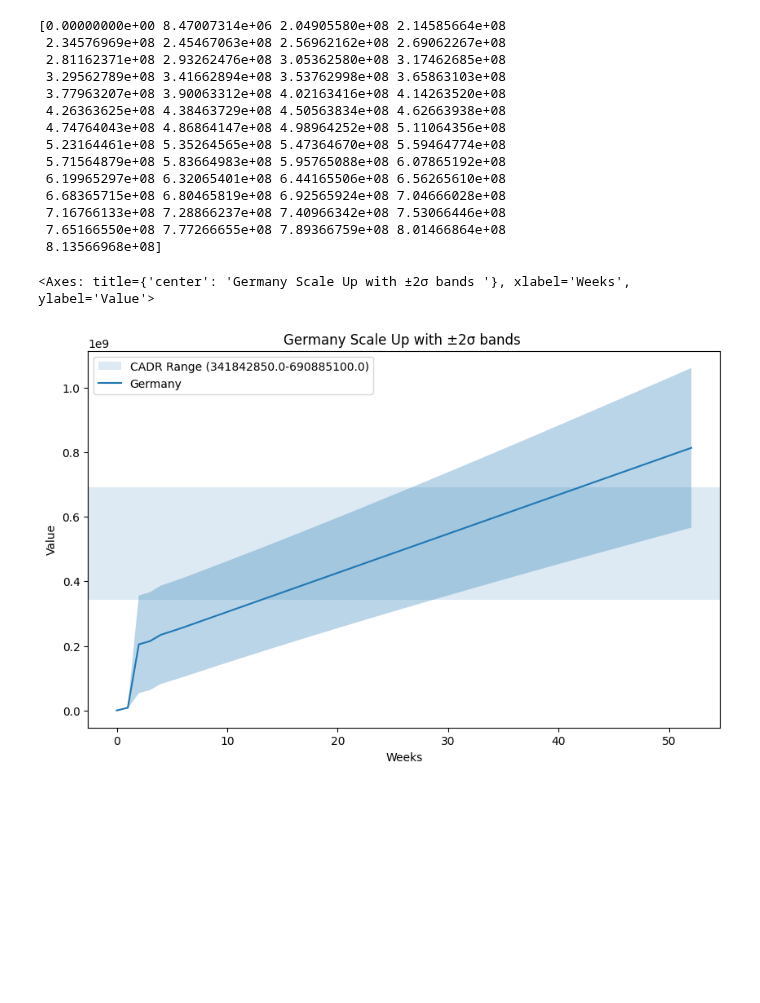
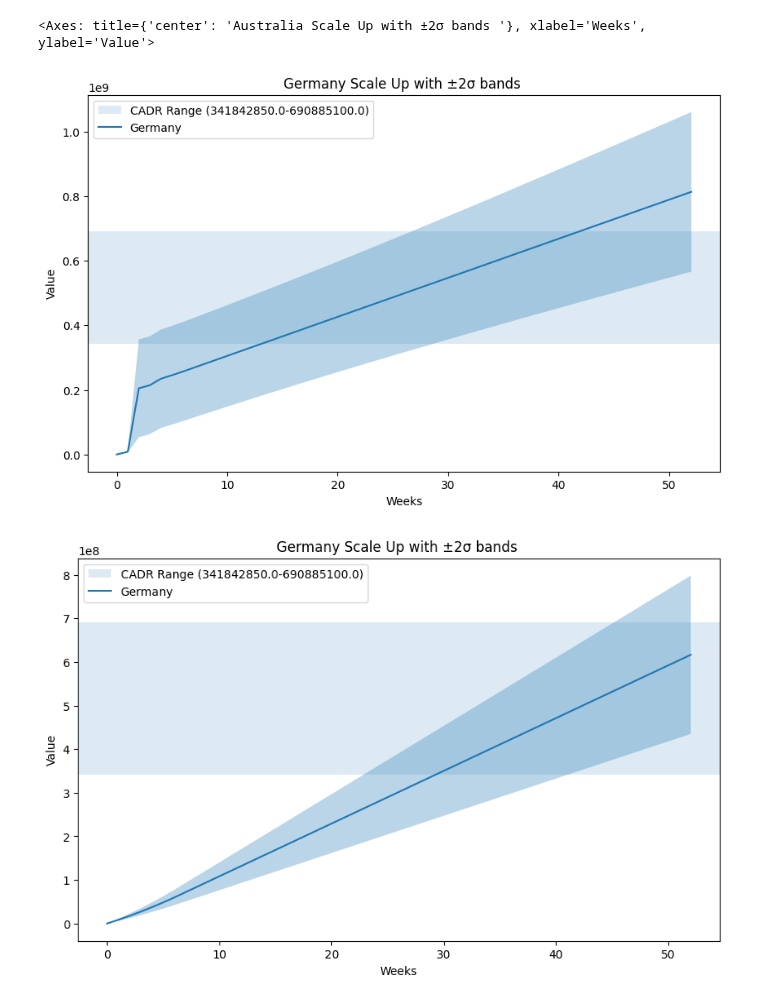
Before and after one commit to SPROOK/InRoomAirFilterScaleUp, a Jupyter notebook: scripts/Scale_Up_Visualiser.ipynb, the cells around one changed output. Drawn from its saved outputs; the diff is of its cells as text; code cells hidden in the pictures; blank space fills up the shorter version.

Commit message:
Scale Up seperatation by category

```diff
--- a/scripts/Scale_Up_Visualiser.ipynb
+++ b/scripts/Scale_Up_Visualiser.ipynb
@@ -15,7 +15,13 @@ BASE_DIR = Path.cwd().parent
 sys.path.append(str(BASE_DIR))
 
 # ---------------------------- File Paths ----------------------------
-output_path = BASE_DIR / "results" / "Scale_up_output_MS.csv"
+main_scale_up_path = BASE_DIR / "results" / "Scale_up_output_MS.csv"
+
+cr_man_scale_up_path = BASE_DIR / "results" / "Scale_up_CR_MAN_MS.csv"
+cr_repur_scale_up_path = BASE_DIR / "results" / "Scale_up_CR_REPUR_MS.csv"
+cr_stock_scale_up_path = BASE_DIR / "results" / "Scale_up_CR_STOCK.csv"
+coalbag_scale_up_path = BASE_DIR / "results" / "Scale_up_COALBAG_MS.csv"
+
 ecw_country = BASE_DIR / "results" / "ECWbyCountry.csv"
 ecw_region = BASE_DIR / "results" / "ECWbyRegion.csv"
 # %%
@@ -96,30 +102,23 @@ UNRegion_list = ['Australia and New Zealand',
  'Western Europe']
 # %%
 ## ---------------------------- Scale Up Plotting for Tester ----------------------------
-df_loaded = pd.read_pickle(output_path.with_suffix(".pkl"))
+df_MAIN_loaded = pd.read_pickle(main_scale_up_path.with_suffix(".pkl"))
 
-print(get_series(df_loaded, 'Germany')[1])
+df_CR_MAN_loaded = pd.read_pickle(cr_man_scale_up_path.with_suffix(".pkl"))
+df_CR_REPUR_loaded = pd.read_pickle(cr_repur_scale_up_path.with_suffix(".pkl"))
+df_CR_STOCK_loaded = pd.read_pickle(cr_stock_scale_up_path.with_suffix(".pkl"))
+df_COALBAG_loaded = pd.read_pickle(coalbag_scale_up_path.with_suffix(".pkl"))
 
-plot_region(df_loaded, "Germany", sigma=2)
+plot_region(df_MAIN_loaded, "Germany", sigma=2)
+plot_region(df_CR_MAN_loaded, "Germany", sigma=2)
 
-# plot_multiple_regions(df_loaded, ["Eastern Asia", "Northern America", "Northern Europe"], sigma =2)
+plot_region(df_COALBAG_loaded,'Australia', sigma=2)
+
+# plot_multiple_regions(df_MAIN_loaded, ["Eastern Asia", "Northern America", "Northern Europe"], sigma =2)
 
 # for i in UNRegion_list:
-#     plot_region(df_loaded, i, sigma=1)
+#     plot_region(df_MAIN_loaded, i, sigma=1)
 # %% [output]
-[0.00000000e+00 8.47007314e+06 2.04905580e+08 2.14585664e+08
- 2.34576969e+08 2.45467063e+08 2.56962162e+08 2.69062267e+08
- 2.81162371e+08 2.93262476e+08 3.05362580e+08 3.17462685e+08
- 3.29562789e+08 3.41662894e+08 3.53762998e+08 3.65863103e+08
- 3.77963207e+08 3.90063312e+08 4.02163416e+08 4.14263520e+08
- 4.26363625e+08 4.38463729e+08 4.50563834e+08 4.62663938e+08
- 4.74764043e+08 4.86864147e+08 4.98964252e+08 5.11064356e+08
- 5.23164461e+08 5.35264565e+08 5.47364670e+08 5.59464774e+08
- 5.71564879e+08 5.83664983e+08 5.95765088e+08 6.07865192e+08
- 6.19965297e+08 6.32065401e+08 6.44165506e+08 6.56265610e+08
- 6.68365715e+08 6.80465819e+08 6.92565924e+08 7.04666028e+08
- 7.16766133e+08 7.28866237e+08 7.40966342e+08 7.53066446e+08
- 7.65166550e+08 7.77266655e+08 7.89366759e+08 8.01466864e+08
- 8.13566968e+08]
+<Axes: title={'center': 'Australia Scale Up with ±2σ bands '}, xlabel='Weeks', ylabel='Value'>
-<Axes: title={'center': 'Germany Scale Up with ±2σ bands '}, xlabel='Weeks', ylabel='Value'>
 [figure]
+[figure, added]
```
Also changed, not shown: parts of 1 cell of this notebook, 10 other files.
